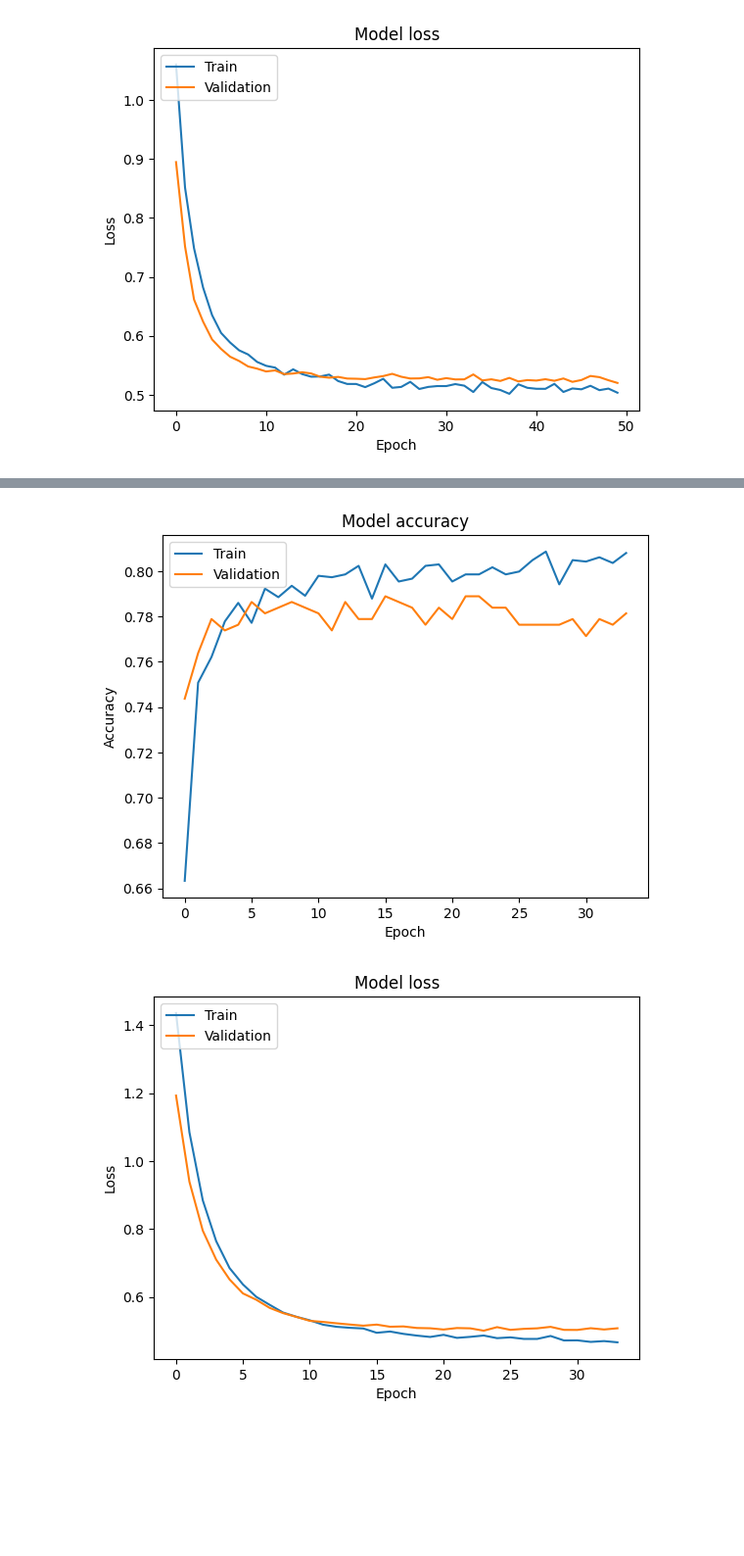
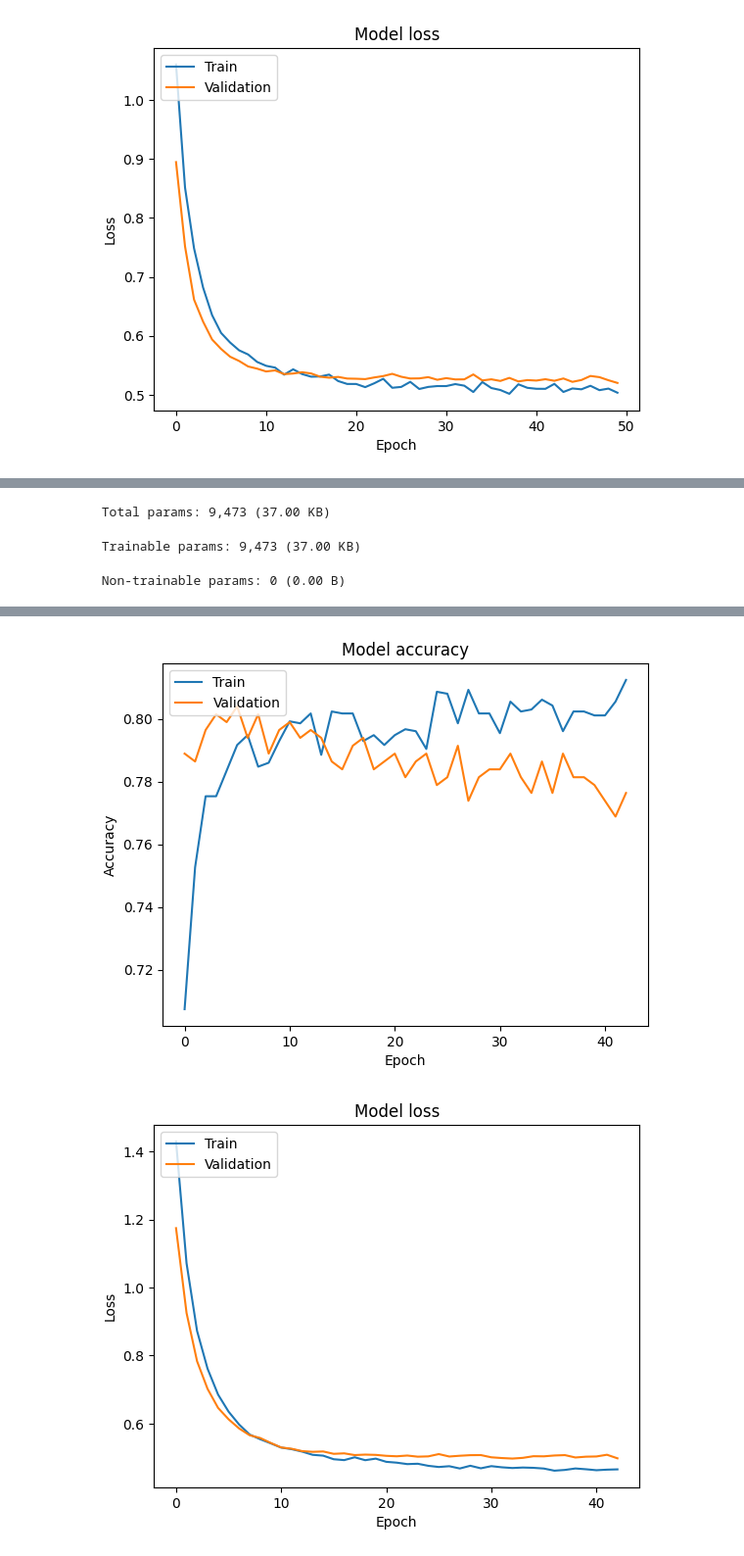
Before and after one commit to aunghlaingtun/geeky-projects-yun, a Jupyter notebook: myassingment.ipynb, the cells around one changed output, grey strips where cells are left out. Shown at 98% size. Saved outputs shown, nothing was run; the diff lists cells and outputs as text; code cells hidden in the pictures; blank space fills up the shorter version.

```diff
--- a/myassingment.ipynb
+++ b/myassingment.ipynb
@@ -414,6 +415,9 @@ model = tf.keras.Sequential([
     tf.keras.layers.Dense(1, activation='sigmoid')
 ])
 
+#printing model information
+model.summary()
+
 # Compile the model
 optimizer = Adam(learning_rate=0.0005)  # Adjusted learning rate
 model.compile(optimizer=optimizer, loss='binary_crossentropy', metrics=['accuracy'])
@@ -423,8 +427,9 @@ early_stopping = tf.keras.callbacks.EarlyStopping(monitor='val_loss', patience=1
 history = model.fit(X_train, y_train, epochs=100, batch_size=16, validation_split=0.2, callbacks=[early_stopping])
 
 # Evaluate the model
-loss, accuracy = model.evaluate(X_test, y_test)
-print(f'Accuracy: {accuracy}')
+test_loss, test_acc = model.evaluate(X_test, y_test)
+print("loss:", test_loss)
+print("accuracy", test_acc)
 
 # Make predictions
 predictions = model.predict(X_test)
@@ -468,0 +471,3 @@ Accuracy: 0.6559355854988098
+ Total params: 9,473 (37.00 KB)
+ Trainable params: 9,473 (37.00 KB)
+ Non-trainable params: 0 (0.00 B)
@@ -469,2 +491,2 @@ Accuracy: 0.6559355854988098
-[figure, old version]
+[figure, new version]
-[figure, old version]
+[figure, new version]
```
Also changed, not shown: parts of 3 cells of this notebook.
